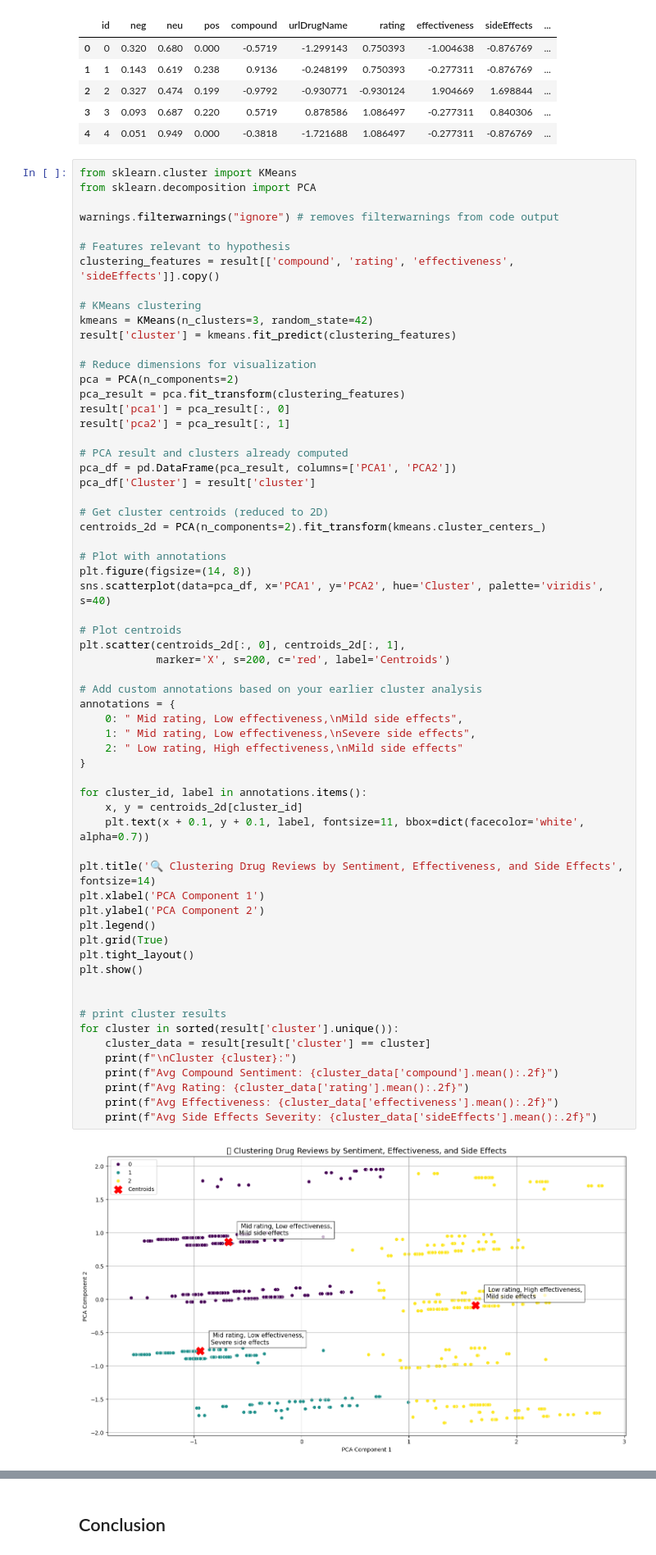
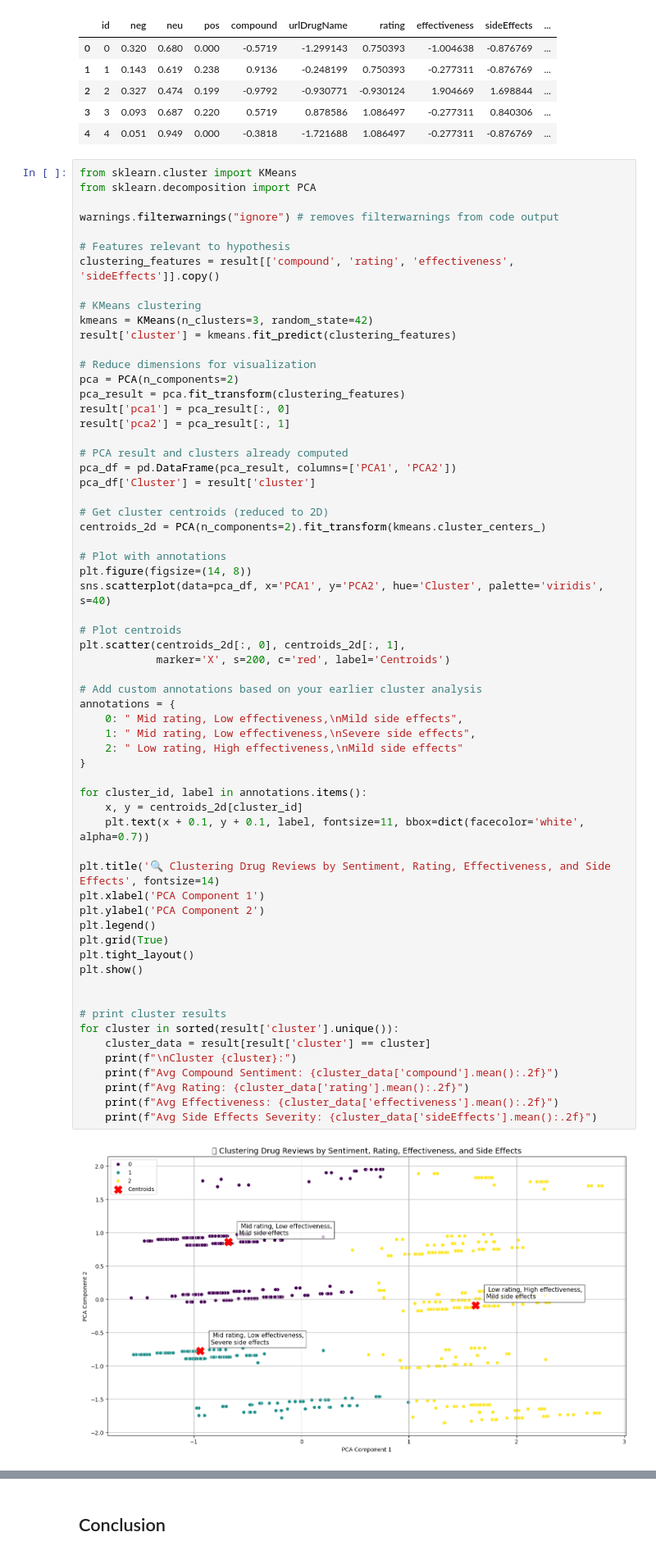
Before and after one commit to clappy203/AAI_501_Project, a Jupyter notebook: CleanCode.ipynb, the cells around one changed output, grey strips where cells are left out. Shown at 82% size. Drawn from its saved outputs; the diff is of its cells as text.

```diff
--- a/CleanCode.ipynb
+++ b/CleanCode.ipynb
@@ -1097,35 +1097,35 @@ plt.scatter(centroids_2d[:, 0], centroids_2d[:, 1],
             marker='X', s=200, c='red', label='Centroids')
 
 # Add custom annotations based on your earlier cluster analysis
 annotations = {
     0: " Mid rating, Low effectiveness,\nMild side effects",
     1: " Mid rating, Low effectiveness,\nSevere side effects",
     2: " Low rating, High effectiveness,\nMild side effects"
 }
 
 for cluster_id, label in annotations.items():
     x, y = centroids_2d[cluster_id]
     plt.text(x + 0.1, y + 0.1, label, fontsize=11, bbox=dict(facecolor='white', alpha=0.7))
 
-plt.title('🔍 Clustering Drug Reviews by Sentiment, Effectiveness, and Side Effects', fontsize=14)
+plt.title('🔍 Clustering Drug Reviews by Sentiment, Rating, Effectiveness, and Side Effects', fontsize=14)
 plt.xlabel('PCA Component 1')
 plt.ylabel('PCA Component 2')
 plt.legend()
 plt.grid(True)
 plt.tight_layout()
 plt.show()
 
 
 # print cluster results
 for cluster in sorted(result['cluster'].unique()):
     cluster_data = result[result['cluster'] == cluster]
     print(f"\nCluster {cluster}:")
     print(f"Avg Compound Sentiment: {cluster_data['compound'].mean():.2f}")
     print(f"Avg Rating: {cluster_data['rating'].mean():.2f}")
     print(f"Avg Effectiveness: {cluster_data['effectiveness'].mean():.2f}")
     print(f"Avg Side Effects Severity: {cluster_data['sideEffects'].mean():.2f}")
 # %% [output]
-[figure, old version]
+[figure, new version]
 Cluster 0:
 Avg Compound Sentiment: -0.12
 Avg Rating: 0.40
```
Also changed, not shown: parts of 6 cells of this notebook.
